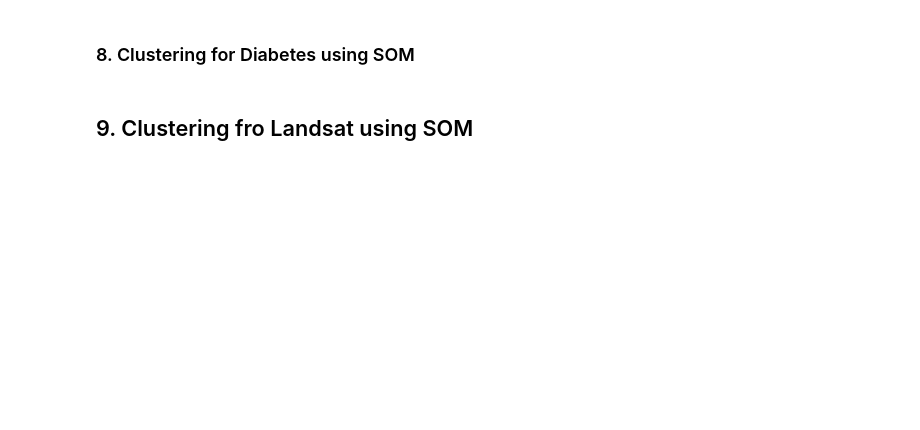
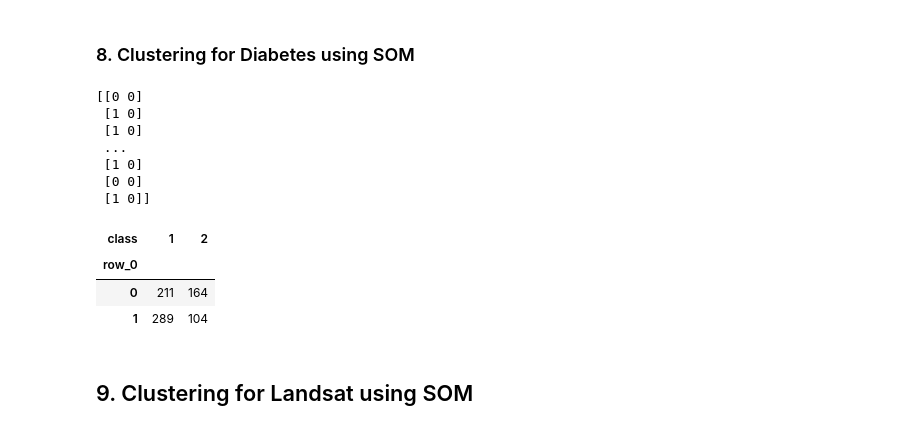
Before and after one commit to eacunafer/DataMining-Machine-Learning-Py3, a Jupyter notebook: Notebooks/clust1e.ipynb, the cells around one changed output. Saved outputs shown, nothing was run; the diff lists cells and outputs as text; code cells hidden in the pictures; blank space fills up the shorter version.

```diff
--- a/Notebooks/clust1e.ipynb
+++ b/Notebooks/clust1e.ipynb
@@ -363,13 +418,27 @@ print(np.asarray((unique_elements, counts_elements)))
 # %% [markdown]
 ### 8. Clustering for  Diabetes using SOM
 # %%
-clusterid,celldata=Pycluster.somcluster(Xd,nxgrid=6,nygrid=6)
+from Bio.Cluster import somcluster
+clusterid,celldata=somcluster(Xd,nxgrid=2,nygrid=1)
+print(clusterid)
 clus=pd.DataFrame(clusterid)
 #comparing the clusters with the actual classes
 pd.crosstab(clus.sum(axis=1),yd)
+# %% [output]
+[[0 0]
+ [1 0]
+ [1 0]
+ ...
+ [1 0]
+ [0 0]
+ [1 0]]
+| class | 1 | 2 |
+| row_0 |  |  |
+| 0 | 211 | 164 |
+| 1 | 289 | 104 |
 # %%
 kmeans = KMeans(n_clusters=6, random_state=0).fit(Xl)
 clustlabels=kmeans.labels_
 # %% [markdown]
-## 9. Clustering fro Landsat using SOM
+## 9. Clustering for Landsat using SOM
 # %%
```
Also changed, not shown: parts of 17 cells of this notebook, 3 other files.
